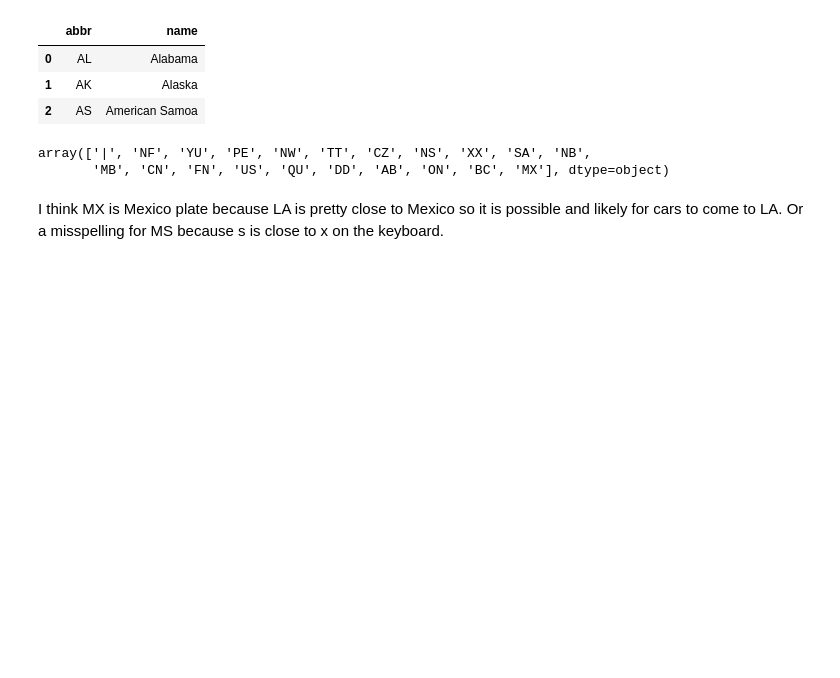
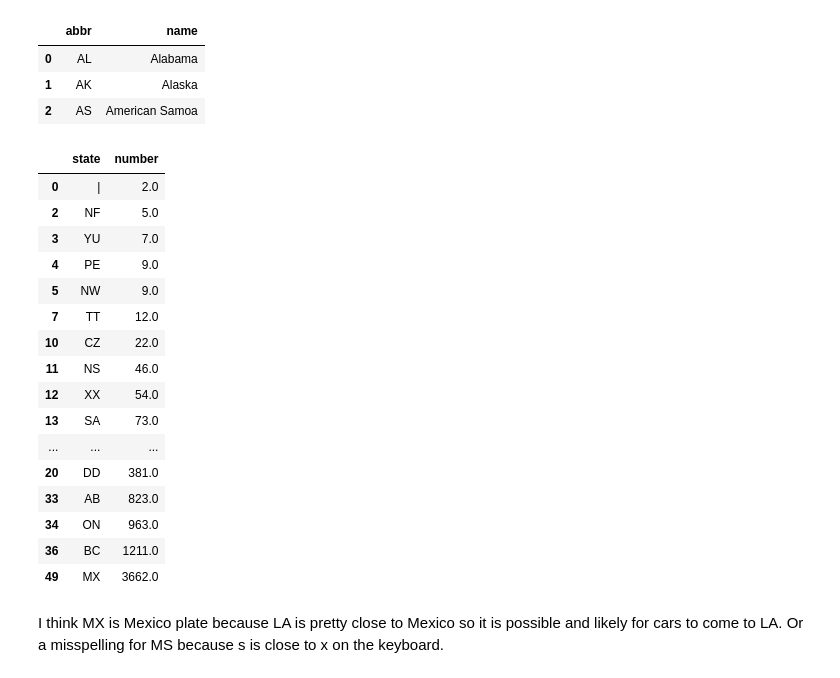
Before and after one commit to jachen36/2018_la_parking_citation, a Jupyter notebook: cleaning.ipynb, the cells around one changed output. Drawn from its saved outputs; the diff is of its cells as text; code cells hidden in the pictures; blank space fills up the shorter version.

```diff
--- a/cleaning.ipynb
+++ b/cleaning.ipynb
@@ -264,10 +297,25 @@ states.head(3)
 # %%
 ## State Plate that doesn't exist in states list
 state_comb = pd.merge(state_plate, states, how = 'outer', left_on='state', right_on='abbr')
 state_unknown = state_comb[state_comb.name.isna()]
-state_unknown['state'].values
+state_unknown[['state', 'number']]
 # %% [output]
-array(['|', 'NF', 'YU', 'PE', 'NW', 'TT', 'CZ', 'NS', 'XX', 'SA', 'NB',
-       'MB', 'CN', 'FN', 'US', 'QU', 'DD', 'AB', 'ON', 'BC', 'MX'], dtype=object)
+|  | state | number |
+| 0 | | | 2.0 |
+| 2 | NF | 5.0 |
+| 3 | YU | 7.0 |
+| 4 | PE | 9.0 |
+| 5 | NW | 9.0 |
+| 7 | TT | 12.0 |
+| 10 | CZ | 22.0 |
+| 11 | NS | 46.0 |
+| 12 | XX | 54.0 |
+| 13 | SA | 73.0 |
+| ... | ... | ... |
+| 20 | DD | 381.0 |
+| 33 | AB | 823.0 |
+| 34 | ON | 963.0 |
+| 36 | BC | 1211.0 |
+| 49 | MX | 3662.0 |
 # %% [markdown]
 I think MX is Mexico plate because LA is pretty close to Mexico so it is possible and likely for cars to come to LA. Or a misspelling for MS because s is close to x on the keyboard.
```
Also changed, not shown: parts of 36 cells of this notebook, 3 other files.
